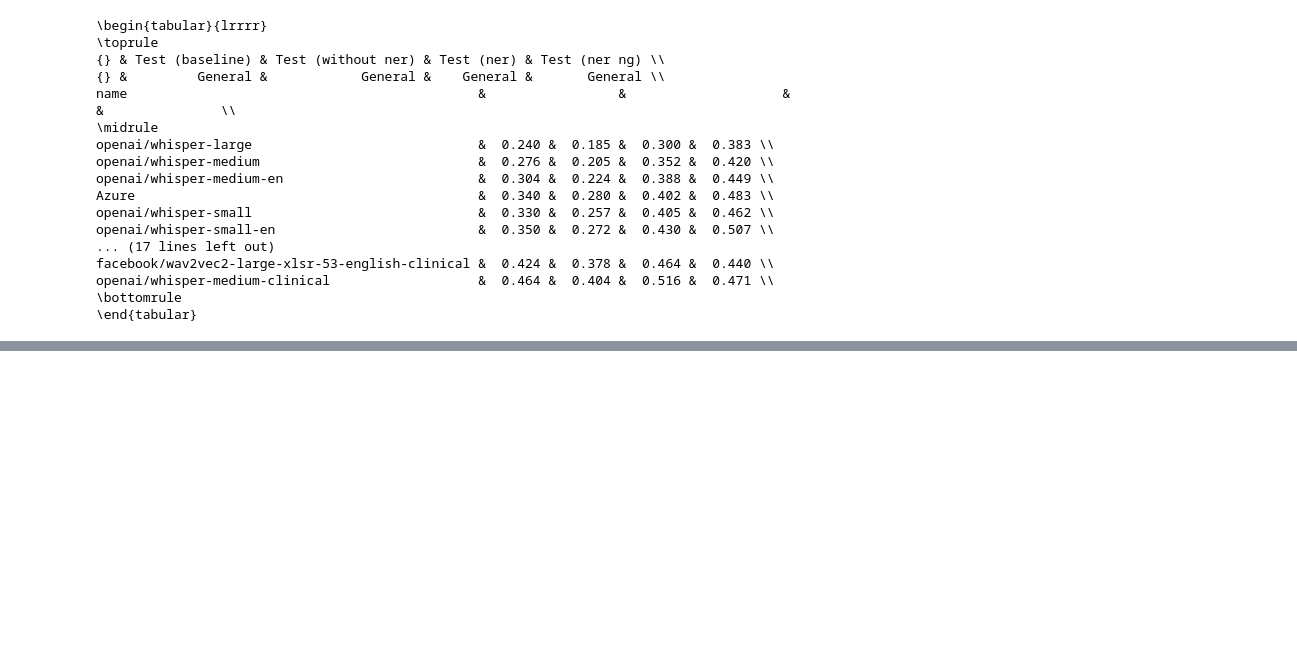
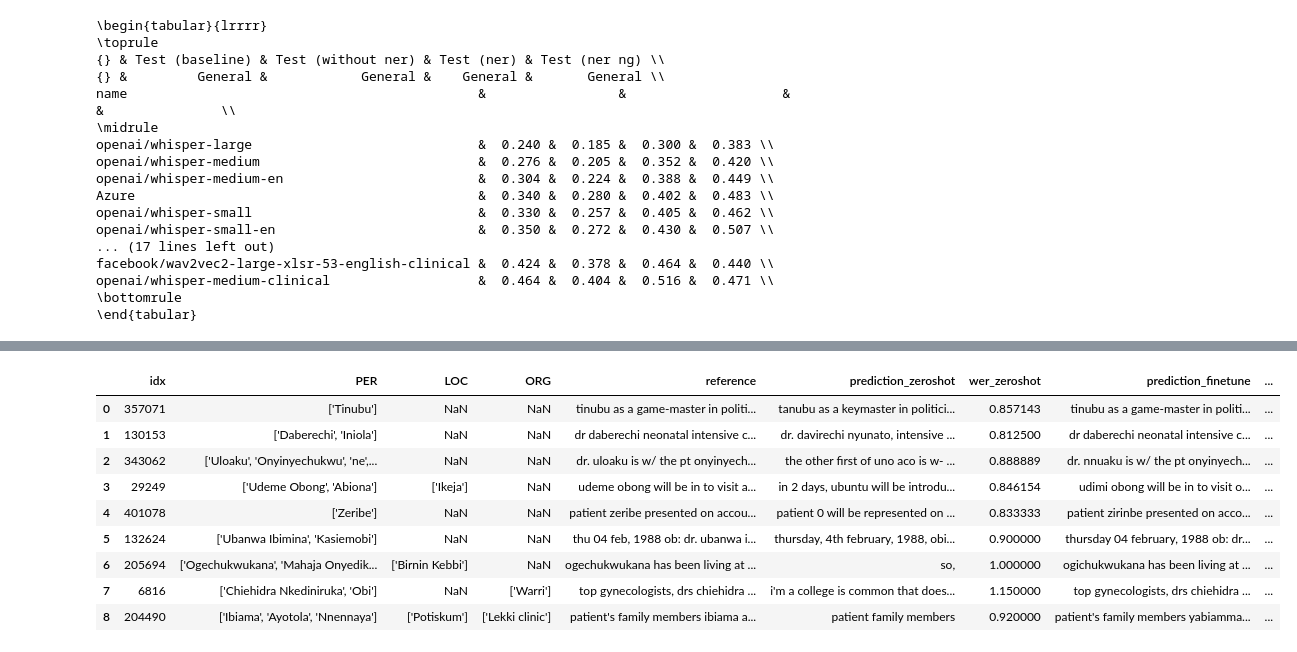
Before and after one commit to intron-innovation/AfriSpeech-200, a Jupyter notebook: notebooks/named_entity_experiment.ipynb, the cells around one changed output, grey strips where cells are left out. Cells and saved outputs as stored; diff of their text form; code cells hidden in the pictures; blank space fills up the shorter version.

```diff
--- a/notebooks/named_entity_experiment.ipynb
+++ b/notebooks/named_entity_experiment.ipynb
@@ -451,7 +451,8 @@ a = ner_norm_df[(ner_norm_df["name"] == "openai/whisper-medium") & (ner_norm_df.
 b = ner_norm_finetune_df[(ner_norm_finetune_df["name"] == "openai/whisper-medium-general") & (ner_norm_finetune_df.domain == "general")]
 c = ner_ng_norm_finetune_df[(ner_ng_norm_finetune_df["name"] == "openai/whisper-medium-general") & (ner_ng_norm_finetune_df.domain == "general")]
 # %%
-filtered_a = a[a["wer"] <0.2]
+filtered_a = a[a["wer"] < 0.2]
+filtered_z = a[a["wer"] > 0.8]
 # %%
 df_ab = filtered_a[["idx", "PER", "LOC", "ORG","reference", "prediction", "wer"]].merge(b[["idx", "prediction", "wer"]], on=["idx"])
 df_ab["prediction_zeroshot"] = df_ab["prediction_x"]
@@ -525,3 +526,25 @@ print(df_ac.drop(columns=["idx"]).to_latex(index=False))
 ['Ojo'] & ['Jordan'] & ['Nigerian Tribune'] & speaking with the nigerian tribune on the significance of jordan to the christian faithful, prophet ojo described it as a land of separation from the land ...
 \bottomrule
 \end{tabular}
+# %%
+df_ac = filtered_z[["idx", "PER", "LOC", "ORG","reference", "prediction", "wer"]].merge(c[["idx", "prediction", "wer"]], on=["idx"])
+df_ac["prediction_zeroshot"] = df_ac["prediction_x"]
+df_ac["wer_zeroshot"] = df_ac["wer_x"]
+df_ac = df_ac.drop(columns=["prediction_x", "wer_x"])
+
+df_ac["prediction_finetune"] = df_ac["prediction_y"]
+df_ac["wer_finetune"] = df_ac["wer_y"]
+df_ac = df_ac.drop(columns=["prediction_y", "wer_y"])
+
+df_ac
+# %% [output]
+|  | idx | PER | LOC | ORG | reference | prediction_zeroshot | wer_zeroshot | prediction_finetune | ... |
+| 0 | 357071 | ['Tinubu'] | NaN | NaN | tinubu as a game-master in politi... | tanubu as a keymaster in politici... | 0.857143 | tinubu as a game-master in politi... | ... |
+| 1 | 130153 | ['Daberechi', 'Iniola'] | NaN | NaN | dr daberechi neonatal intensive c... | dr. davirechi nyunato, intensive ... | 0.812500 | dr daberechi neonatal intensive c... | ... |
+| 2 | 343062 | ['Uloaku', 'Onyinyechukwu', 'ne',... | NaN | NaN | dr. uloaku is w/ the pt onyinyech... | the other first of uno aco is w- ... | 0.888889 | dr. nnuaku is w/ the pt onyinyech... | ... |
+| 3 | 29249 | ['Udeme Obong', 'Abiona'] | ['Ikeja'] | NaN | udeme obong will be in to visit a... | in 2 days, ubuntu will be introdu... | 0.846154 | udimi obong will be in to visit o... | ... |
+| 4 | 401078 | ['Zeribe'] | NaN | NaN | patient zeribe presented on accou... | patient 0 will be represented on ... | 0.833333 | patient zirinbe presented on acco... | ... |
+| 5 | 132624 | ['Ubanwa Ibimina', 'Kasiemobi'] | NaN | NaN | thu 04 feb, 1988 ob: dr. ubanwa i... | thursday, 4th february, 1988, obi... | 0.900000 | thursday 04 february, 1988 ob: dr... | ... |
+| 6 | 205694 | ['Ogechukwukana', 'Mahaja Onyedik... | ['Birnin Kebbi'] | NaN | ogechukwukana has been living at ... | so, | 1.000000 | ogichukwukana has been living at ... | ... |
+| 7 | 6816 | ['Chiehidra Nkediniruka', 'Obi'] | NaN | ['Warri'] | top gynecologists, drs chiehidra ... | i'm a college is common that does... | 1.150000 | top gynecologists, drs chiehidra ... | ... |
+| 8 | 204490 | ['Ibiama', 'Ayotola', 'Nnennaya'] | ['Potiskum'] | ['Lekki clinic'] | patient's family members ibiama a... | patient family members | 0.920000 | patient's family members yabiamma... | ... |
```
Also changed, not shown: parts of 4 cells of this notebook.
